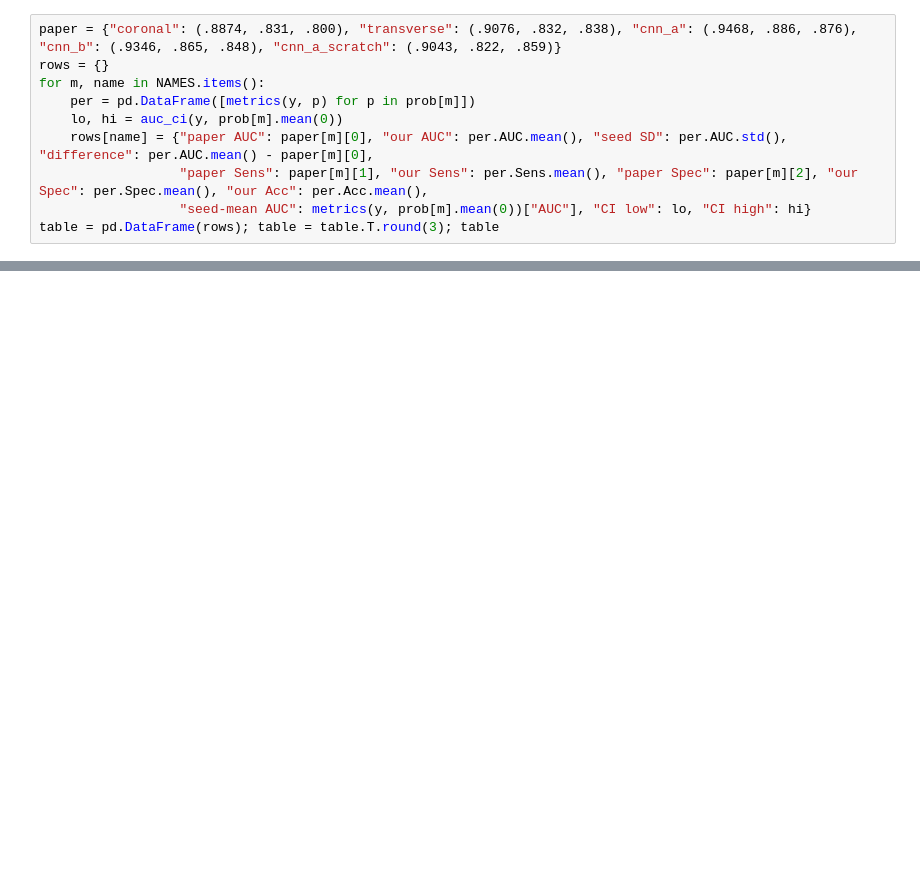
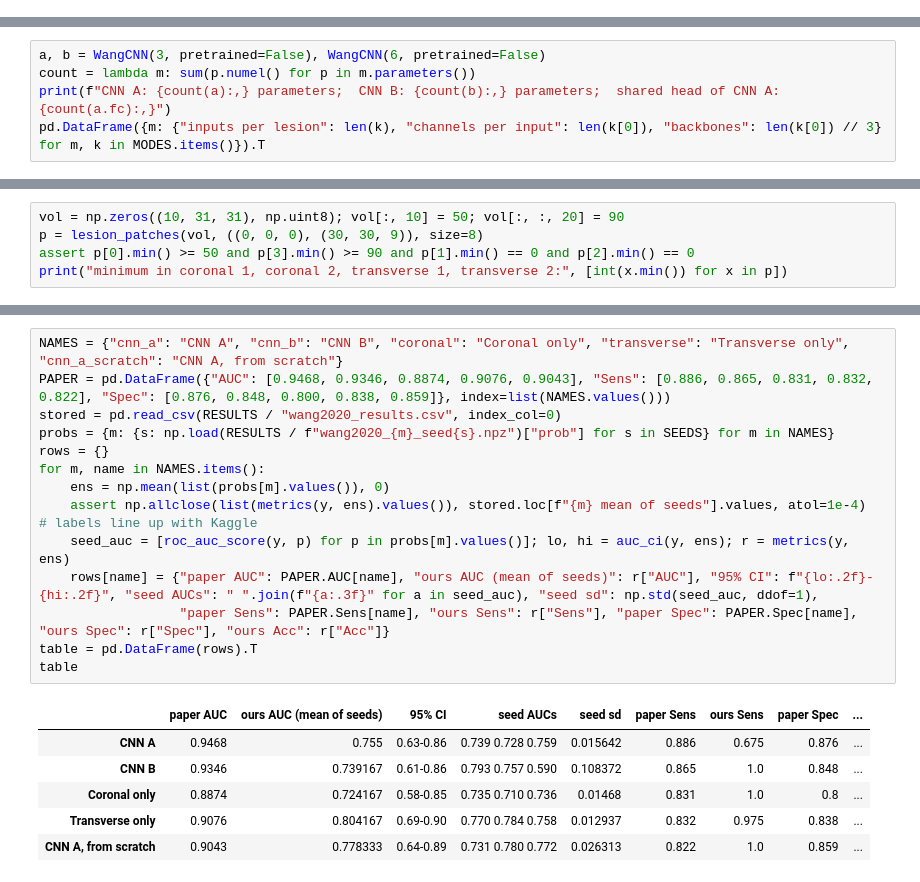
Before and after one commit to mralinp/abus-classification, a Jupyter notebook: notebooks/4-wang2020.ipynb, the cells around one changed output, grey strips where cells are left out. Drawn from its saved outputs; the diff is of its cells as text; blank space fills up the shorter version.

```diff
--- a/notebooks/4-wang2020.ipynb
+++ b/notebooks/4-wang2020.ipynb
@@ -147,10 +0,0 @@ different things. The last columns give the AUC of the probabilities averaged ov
-# %%
-paper = {"coronal": (.8874, .831, .800), "transverse": (.9076, .832, .838), "cnn_a": (.9468, .886, .876), "cnn_b": (.9346, .865, .848), "cnn_a_scratch": (.9043, .822, .859)}
-rows = {}
-for m, name in NAMES.items():
-    per = pd.DataFrame([metrics(y, p) for p in prob[m]])
-    lo, hi = auc_ci(y, prob[m].mean(0))
-    rows[name] = {"paper AUC": paper[m][0], "our AUC": per.AUC.mean(), "seed SD": per.AUC.std(), "difference": per.AUC.mean() - paper[m][0],
-                  "paper Sens": paper[m][1], "our Sens": per.Sens.mean(), "paper Spec": paper[m][2], "our Spec": per.Spec.mean(), "our Acc": per.Acc.mean(),
-                  "seed-mean AUC": metrics(y, prob[m].mean(0))["AUC"], "CI low": lo, "CI high": hi}
-table = pd.DataFrame(rows); table = table.T.round(3); table
@@ -222,0 +103,5 @@ board[["ACC", "AUC", "Cls_Score", "Cls_Rank"]].round(3)
+# %%
+a, b = WangCNN(3, pretrained=False), WangCNN(6, pretrained=False)
+count = lambda m: sum(p.numel() for p in m.parameters())
+print(f"CNN A: {count(a):,} parameters;  CNN B: {count(b):,} parameters;  shared head of CNN A: {count(a.fc):,}")
+pd.DataFrame({m: {"inputs per lesion": len(k), "channels per input": len(k[0]), "backbones": len(k[0]) // 3} for m, k in MODES.items()}).T
@@ -222,0 +134,5 @@ board[["ACC", "AUC", "Cls_Score", "Cls_Rank"]].round(3)
+# %%
+vol = np.zeros((10, 31, 31), np.uint8); vol[:, 10] = 50; vol[:, :, 20] = 90
+p = lesion_patches(vol, ((0, 0, 0), (30, 30, 9)), size=8)
+assert p[0].min() >= 50 and p[3].min() >= 90 and p[1].min() == 0 and p[2].min() == 0
+print("minimum in coronal 1, coronal 2, transverse 1, transverse 2:", [int(x.min()) for x in p])
@@ -222,0 +186,21 @@ board[["ACC", "AUC", "Cls_Score", "Cls_Rank"]].round(3)
+# %%
+NAMES = {"cnn_a": "CNN A", "cnn_b": "CNN B", "coronal": "Coronal only", "transverse": "Transverse only", "cnn_a_scratch": "CNN A, from scratch"}
+PAPER = pd.DataFrame({"AUC": [0.9468, 0.9346, 0.8874, 0.9076, 0.9043], "Sens": [0.886, 0.865, 0.831, 0.832, 0.822], "Spec": [0.876, 0.848, 0.800, 0.838, 0.859]}, index=list(NAMES.values()))
+stored = pd.read_csv(RESULTS / "wang2020_results.csv", index_col=0)
+probs = {m: {s: np.load(RESULTS / f"wang2020_{m}_seed{s}.npz")["prob"] for s in SEEDS} for m in NAMES}
+rows = {}
+for m, name in NAMES.items():
+    ens = np.mean(list(probs[m].values()), 0)
+    assert np.allclose(list(metrics(y, ens).values()), stored.loc[f"{m} mean of seeds"].values, atol=1e-4)   # labels line up with Kaggle
+    seed_auc = [roc_auc_score(y, p) for p in probs[m].values()]; lo, hi = auc_ci(y, ens); r = metrics(y, ens)
+    rows[name] = {"paper AUC": PAPER.AUC[name], "ours AUC (mean of seeds)": r["AUC"], "95% CI": f"{lo:.2f}-{hi:.2f}", "seed AUCs": " ".join(f"{a:.3f}" for a in seed_auc), "seed sd": np.std(seed_auc, ddof=1),
+                  "paper Sens": PAPER.Sens[name], "ours Sens": r["Sens"], "paper Spec": PAPER.Spec[name], "ours Spec": r["Spec"], "ours Acc": r["Acc"]}
+table = pd.DataFrame(rows).T
+table
+# %% [output]
+|  | paper AUC | ours AUC (mean of seeds) | 95% CI | seed AUCs | seed sd | paper Sens | ours Sens | paper Spec | ... |
+| CNN A | 0.9468 | 0.755 | 0.63-0.86 | 0.739 0.728 0.759 | 0.015642 | 0.886 | 0.675 | 0.876 | ... |
+| CNN B | 0.9346 | 0.739167 | 0.61-0.86 | 0.793 0.757 0.590 | 0.108372 | 0.865 | 1.0 | 0.848 | ... |
+| Coronal only | 0.8874 | 0.724167 | 0.58-0.85 | 0.735 0.710 0.736 | 0.01468 | 0.831 | 1.0 | 0.8 | ... |
+| Transverse only | 0.9076 | 0.804167 | 0.69-0.90 | 0.770 0.784 0.758 | 0.012937 | 0.832 | 0.975 | 0.838 | ... |
+| CNN A, from scratch | 0.9043 | 0.778333 | 0.64-0.89 | 0.731 0.780 0.772 | 0.026313 | 0.822 | 1.0 | 0.859 | ... |
```
Also changed, not shown: parts of 41 cells of this notebook, 1 other file.
